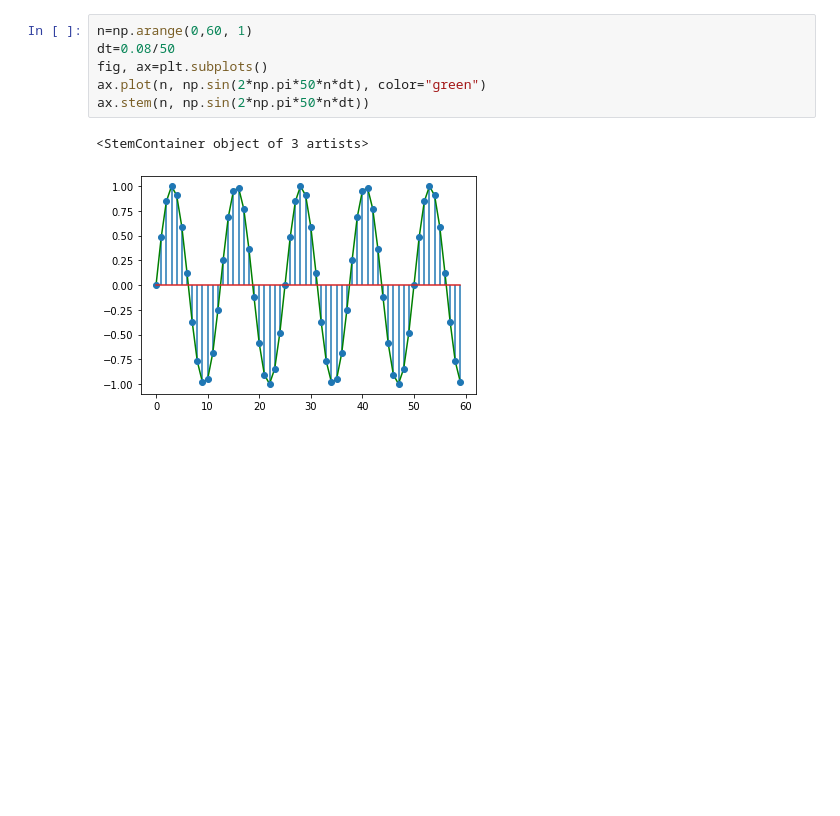
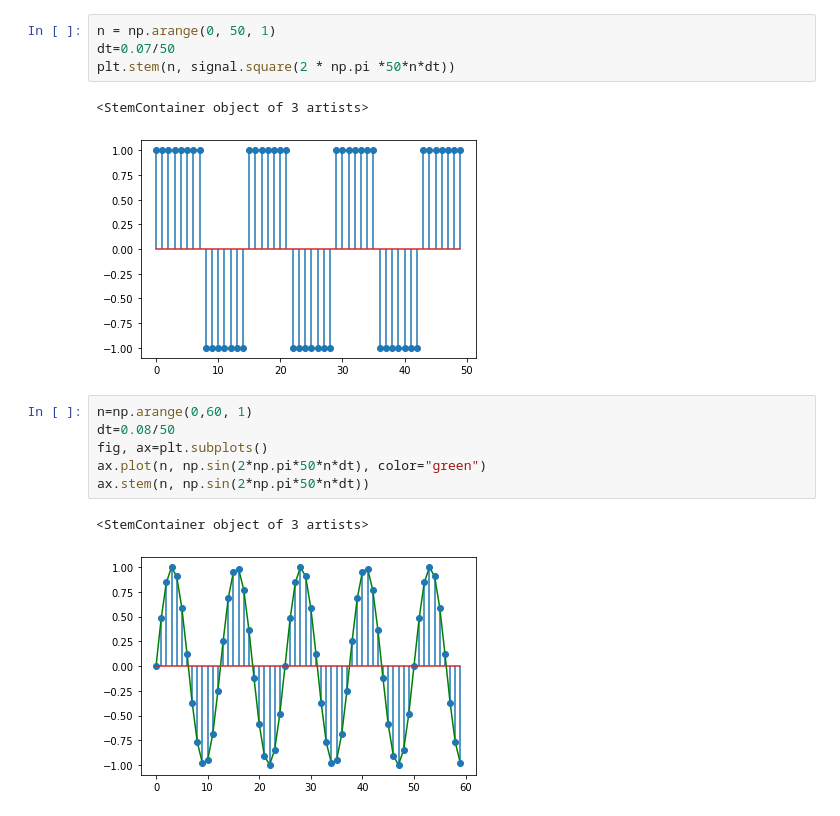
Before and after one commit to sayedul79/dsp-python, a Jupyter notebook: signal-representation.ipynb, the cells around one changed output. Drawn from its saved outputs; the diff is of its cells as text; blank space fills up the shorter version.

```diff
--- a/signal-representation.ipynb
+++ b/signal-representation.ipynb
@@ -6,3 +28,10 @@ from IPython.display import display
+# %%
+n = np.arange(0, 50, 1)
+dt=0.07/50
+plt.stem(n, signal.square(2 * np.pi *50*n*dt))
+# %% [output]
+<StemContainer object of 3 artists>
+[figure, added]
 # %%
 n=np.arange(0,60, 1)
 dt=0.08/50
```
Also changed, not shown: parts of 13 cells of this notebook, 3 other files.
